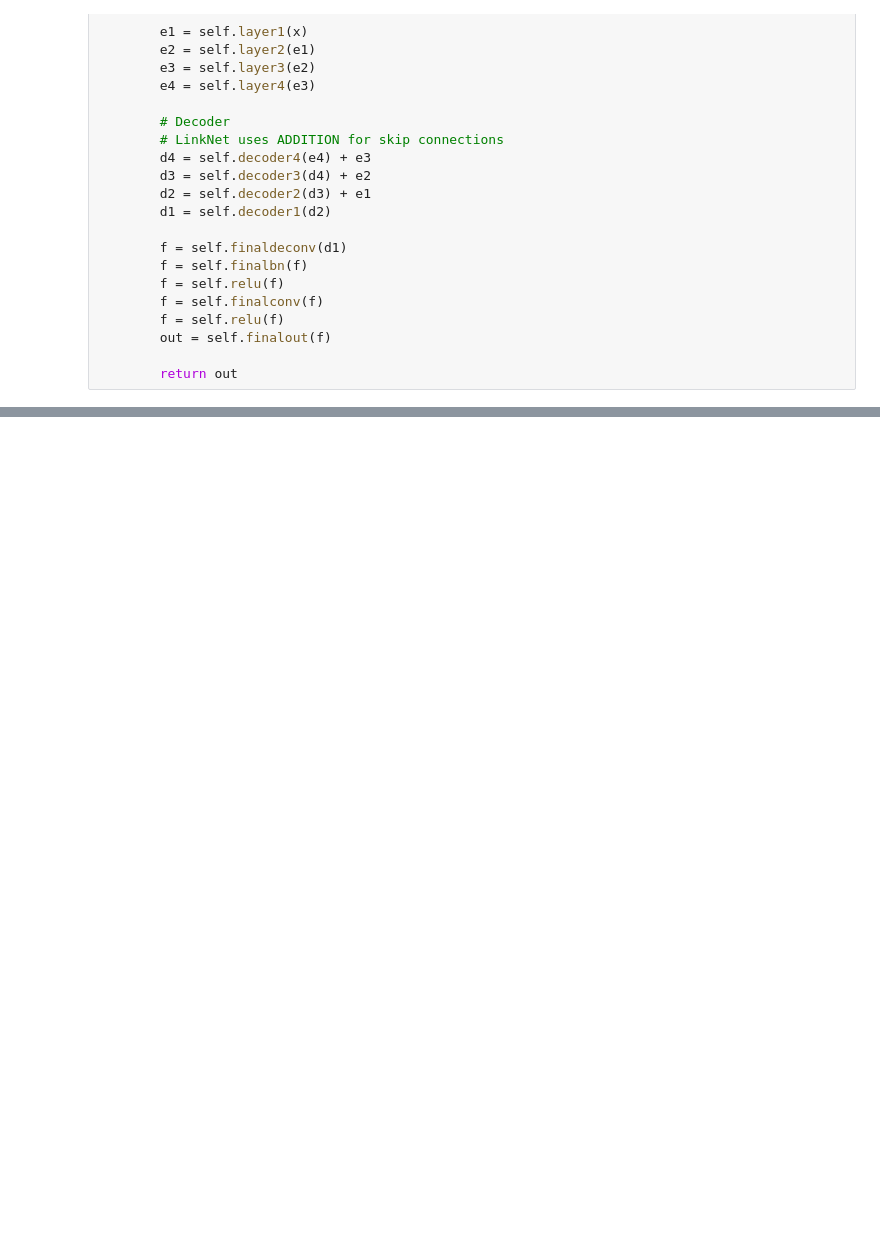
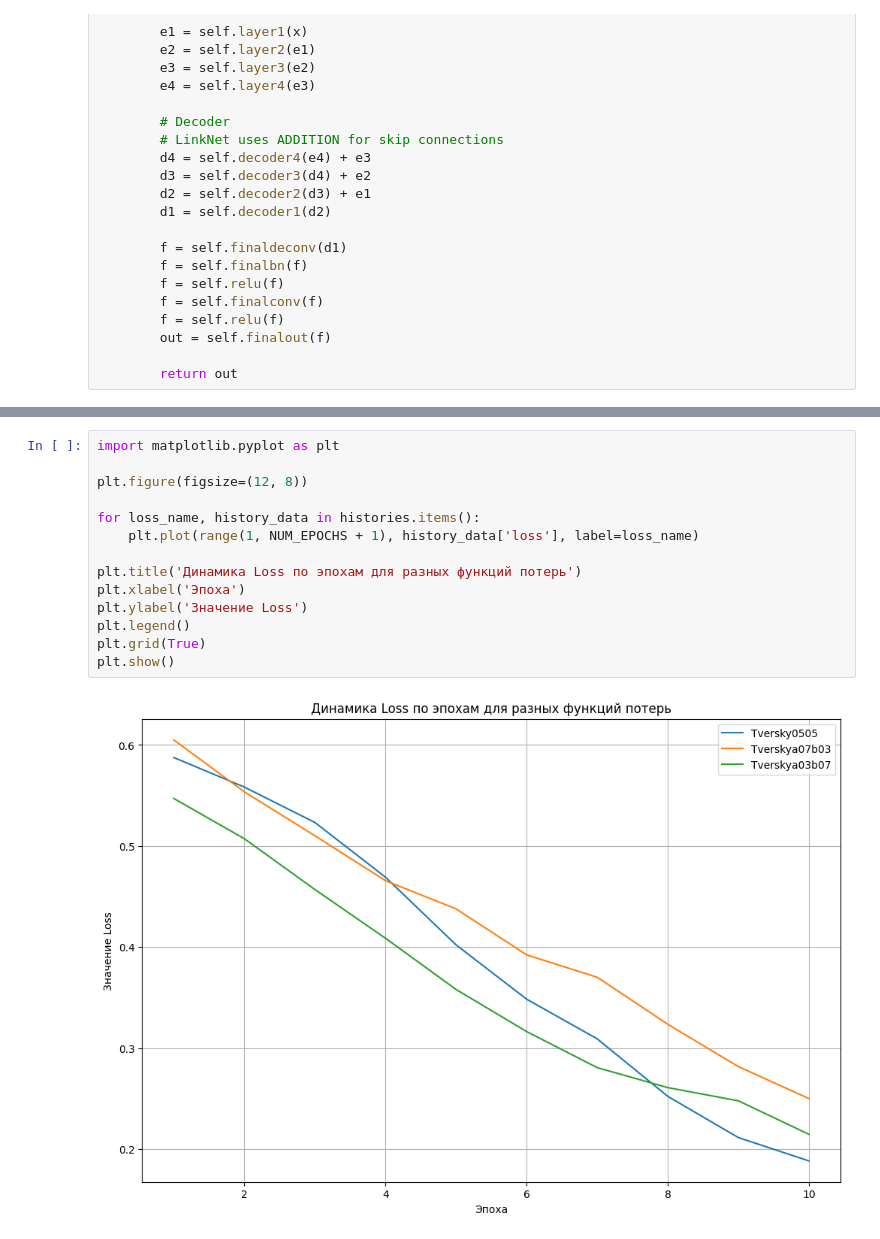
Before and after one commit to BardRimon/Study, a Jupyter notebook: CV/HW3_ImageClassification.ipynb, the cells around one changed output, grey strips where cells are left out. Drawn from its saved outputs; the diff is of its cells as text; blank space fills up the shorter version.

```diff
--- a/CV/HW3_ImageClassification.ipynb
+++ b/CV/HW3_ImageClassification.ipynb
@@ -597,0 +891,16 @@ Hybrid (Dice+Physio) | 0.7595   | 0.8620   | 0.8113     | 0.9277
+# %%
+import matplotlib.pyplot as plt
+
+plt.figure(figsize=(12, 8))
+
+for loss_name, history_data in histories.items():
+    plt.plot(range(1, NUM_EPOCHS + 1), history_data['loss'], label=loss_name)
+
+plt.title('Динамика Loss по эпохам для разных функций потерь')
+plt.xlabel('Эпоха')
+plt.ylabel('Значение Loss')
+plt.legend()
+plt.grid(True)
+plt.show()
+# %% [output]
+[figure, added]
```
Also changed, not shown: parts of 12 cells of this notebook.
